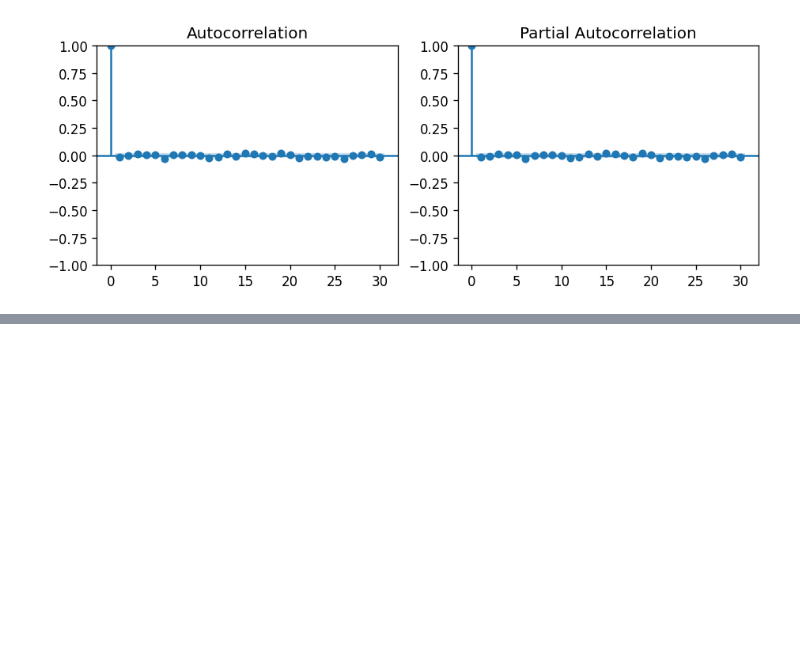
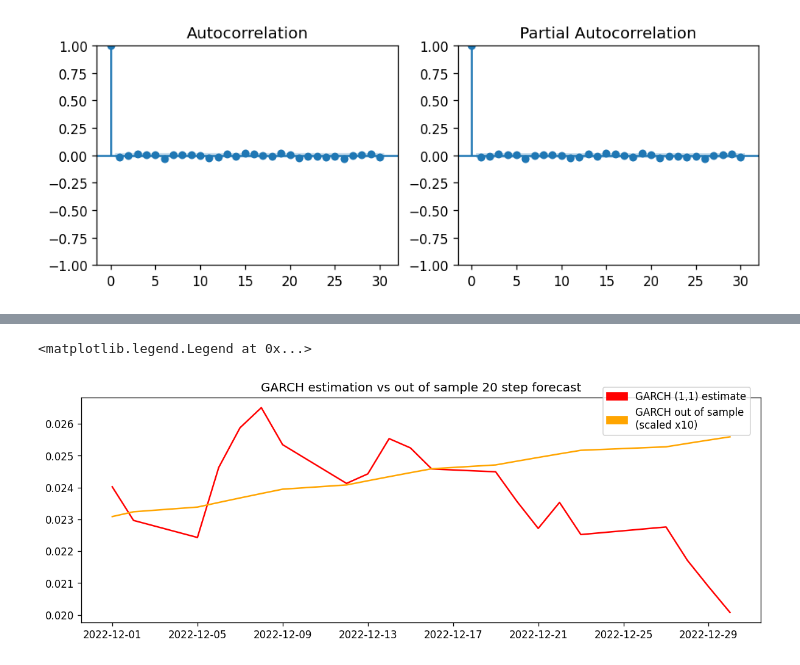
Before and after one commit to maxbranting/gold-forecast, a Jupyter notebook: Models/Volatility/GARCH.ipynb, the cells around one changed output, grey strips where cells are left out. Cells and saved outputs as stored; diff of their text form; code cells hidden in the pictures; blank space fills up the shorter version.

```diff
--- a/Models/Volatility/GARCH.ipynb
+++ b/Models/Volatility/GARCH.ipynb
@@ -264,2 +356,2 @@ Covariance estimator: robust
 # %%
-forecasts = model_fit.forecast(horizon=20, reindex=False)
+forecasts_garch = model_fit_garch.forecast(horizon=y_test_v.shape[0], reindex=False)
@@ -271,0 +358,5 @@ forecasts.mean
+# %%
+y_hat_garch = forecasts_garch.variance.values
+y_hat_garch = pd.DataFrame(y_hat_garch.reshape(21))
+y_hat_garch.index = y_test_v.index
+y_hat_garch
@@ -271,0 +403,10 @@ forecasts.mean
+# %%
+plt.plot(garch_full[(garch_full.index.year==2022) & (garch_full.index.month==12)], color='red')
+plt.plot(y_hat_garch*40, color='orange')
+plt.title('GARCH estimation vs out of sample 20 step forecast')
+red_patch = mpatches.Patch(color='red', label='GARCH (1,1) estimate')
+orange_patch = mpatches.Patch(color='orange', label='GARCH out of sample\n(scaled x10)')
+plt.legend(handles=[red_patch, orange_patch], bbox_to_anchor=(0.76,0.81))
+# %% [output]
+<matplotlib.legend.Legend at 0x...>
+[figure, added]
```
Also changed, not shown: parts of 27 cells of this notebook.
